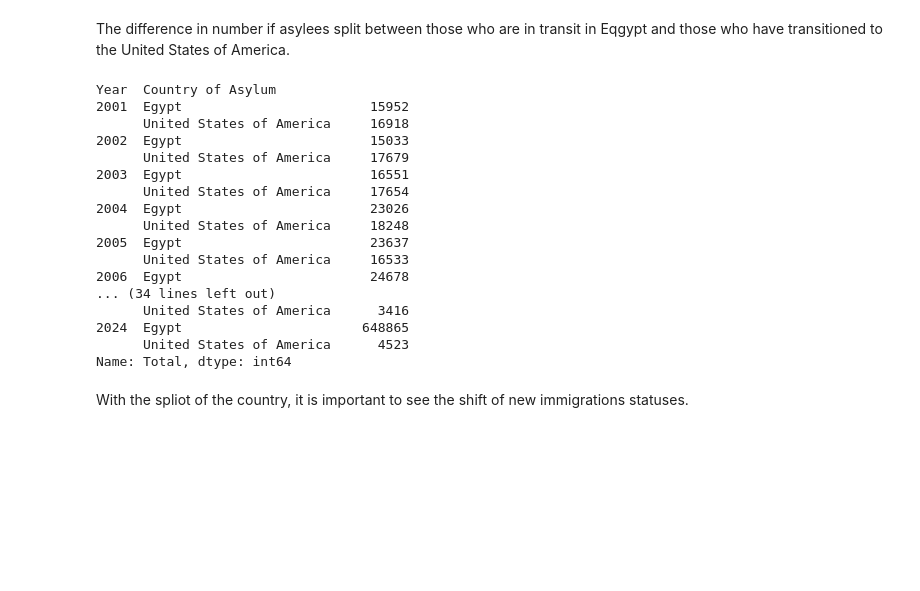
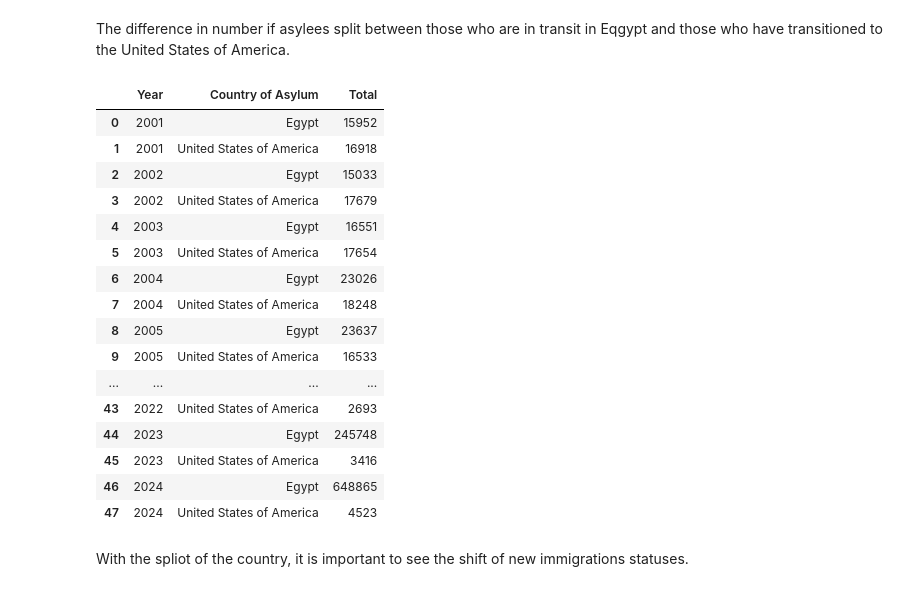
Before and after one commit to MevelAleng/Meve-Capstone-Project, a Jupyter notebook: Notebook/Capstone.ipynb, the cells around one changed output. Saved outputs shown, nothing was run; the diff lists cells and outputs as text; code cells hidden in the pictures; blank space fills up the shorter version.

```diff
--- a/Notebook/Capstone.ipynb
+++ b/Notebook/Capstone.ipynb
@@ -728,20 +714,22 @@ assum = pocd.groupby(['Year', 'Country of Asylum'])['Total'].sum()
+# %%
+assumm = pocd.groupby(['Year', 'Country of Asylum'])['Total'].sum().reset_index()
 # %%
-assum
+assumm
 # %% [output]
-Year  Country of Asylum
-2001  Egypt                        15952
-      United States of America     16918
-2002  Egypt                        15033
-      United States of America     17679
-2003  Egypt                        16551
-      United States of America     17654
-2004  Egypt                        23026
-      United States of America     18248
-2005  Egypt                        23637
-      United States of America     16533
-2006  Egypt                        24678
-... (34 lines left out)
-      United States of America      3416
-2024  Egypt                       648865
-      United States of America      4523
-Name: Total, dtype: int64
+|  | Year | Country of Asylum | Total |
+| 0 | 2001 | Egypt | 15952 |
+| 1 | 2001 | United States of America | 16918 |
+| 2 | 2002 | Egypt | 15033 |
+| 3 | 2002 | United States of America | 17679 |
+| 4 | 2003 | Egypt | 16551 |
+| 5 | 2003 | United States of America | 17654 |
+| 6 | 2004 | Egypt | 23026 |
+| 7 | 2004 | United States of America | 18248 |
+| 8 | 2005 | Egypt | 23637 |
+| 9 | 2005 | United States of America | 16533 |
+| ... | ... | ... | ... |
+| 43 | 2022 | United States of America | 2693 |
+| 44 | 2023 | Egypt | 245748 |
+| 45 | 2023 | United States of America | 3416 |
+| 46 | 2024 | Egypt | 648865 |
+| 47 | 2024 | United States of America | 4523 |
```
Also changed, not shown: parts of 30 cells of this notebook, 8 other files.
